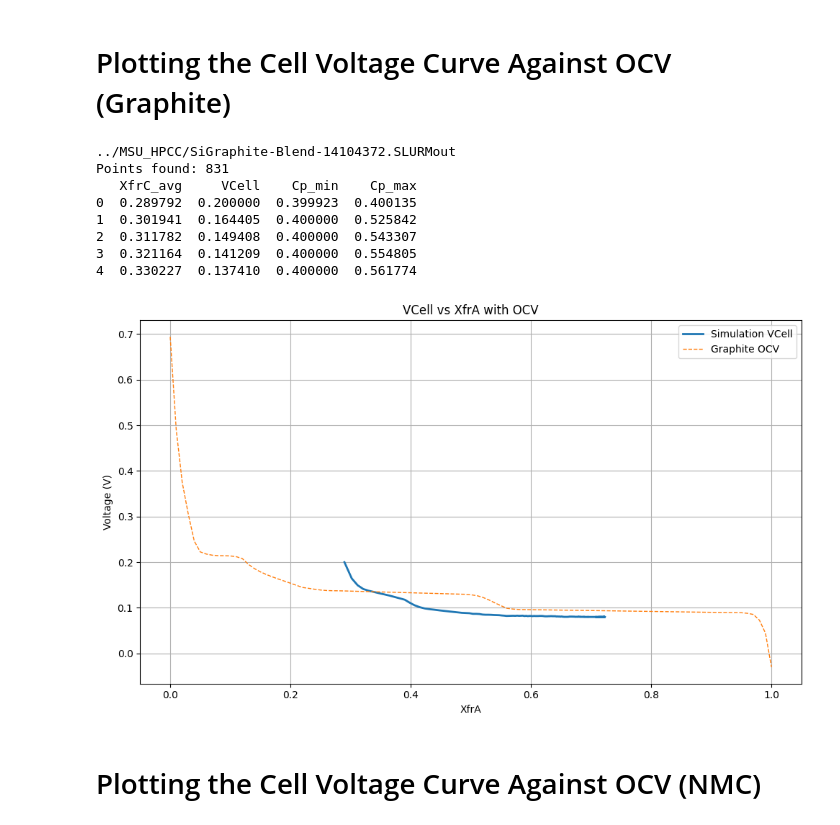
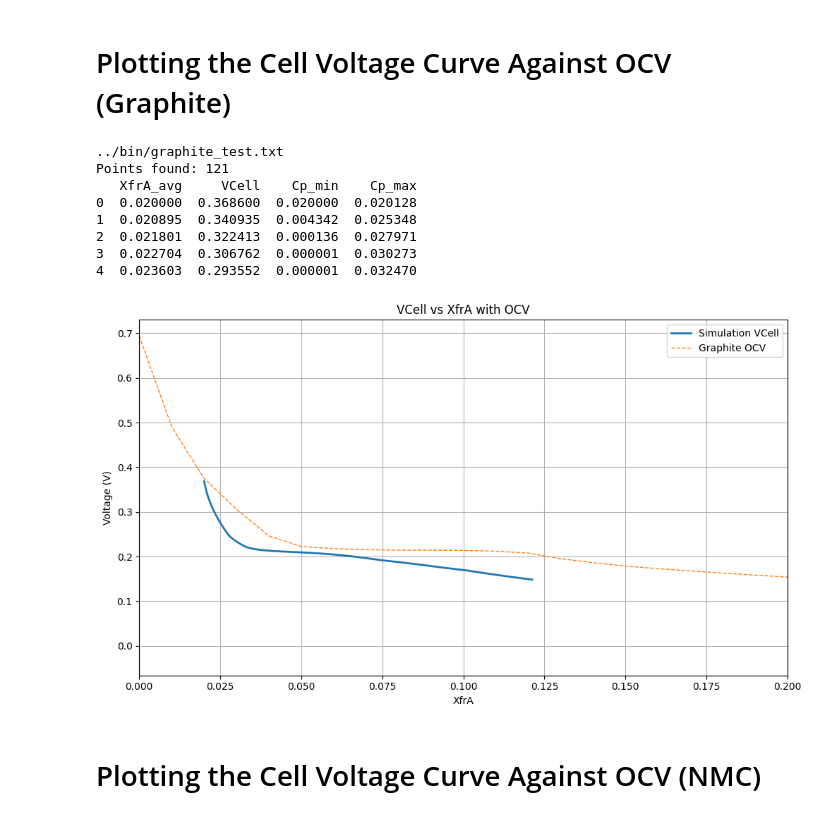
Before and after one commit to HCY-Group/BESFEM, a Jupyter notebook: plotting/OCV_CellVoltage.ipynb, the cells around one changed output. Saved outputs shown, nothing was run; the diff lists cells and outputs as text; code cells hidden in the pictures.

Commit message:
small changes to test graphite

```diff
--- a/plotting/OCV_CellVoltage.ipynb
+++ b/plotting/OCV_CellVoltage.ipynb
@@ -14,7 +14,7 @@ pattern = re.compile(
     r"timestep:\s*\d+\s*\[.*?\],\s*VCell\s*=\s*([-+eE0-9.]+).*?"
     r"Cp_min\s*=\s*([-+eE0-9.]+).*?"
     r"Cp_max\s*=\s*([-+eE0-9.]+).*?"
-    r"XfrC_avg\s*=\s*([-+eE0-9.]+)",
+    r"XfrA_avg\s*=\s*([-+eE0-9.]+)",
     re.DOTALL
 )
 
@@ -35,7 +35,7 @@ def load_data(file_path):
 
     df = pd.DataFrame(
         data,
-        columns=["XfrC_avg", "VCell", "Cp_min", "Cp_max"]
+        columns=["XfrA_avg", "VCell", "Cp_min", "Cp_max"]
     )
 
     print(f"{file_path}")
@@ -49,7 +49,7 @@ def load_data(file_path):
 # ============================================================
 
 df1 = load_data(
-    "../MSU_HPCC/SiGraphite-Blend-14104372.SLURMout"
+    "../bin/graphite_test.txt"
 )
 
 
@@ -64,49 +64,50 @@ ocv = np.loadtxt("../inputs/materials/Graphite/legacy/C_Li_O3_101.txt")
 # STEP 3: INTERPOLATE OCV AT SIMULATION XfrC VALUES
 # ============================================================
 
-df1["ocv"] = np.interp(df1["XfrC_avg"], ticks, ocv)
+df1["ocv"] = np.interp(df1["XfrA_avg"], ticks, ocv)
 
 # ============================================================
 # STEP 4: PLOT
 # ============================================================
 
 plt.figure(figsize=(10,6))
 
 # Simulation voltage
 plt.plot(
-    df1["XfrC_avg"],
+    df1["XfrA_avg"],
     df1["VCell"],
     linewidth=2,
     label="Simulation VCell"
 )
 
 # OCV curve
 plt.plot(
     ticks,
     ocv,
     '--',
     linewidth=1,
     label="Graphite OCV"
 )
 
 plt.xlabel("XfrA")
 plt.ylabel("Voltage (V)")
 plt.title("VCell vs XfrA with OCV")
 plt.grid(True)
 plt.legend()
 plt.tight_layout()
+plt.xlim(0,0.2)
 
 plt.show()
 # %% [output]
-../MSU_HPCC/SiGraphite-Blend-14104372.SLURMout
-Points found: 831
-   XfrC_avg     VCell    Cp_min    Cp_max
-0  0.289792  0.200000  0.399923  0.400135
-1  0.301941  0.164405  0.400000  0.525842
-2  0.311782  0.149408  0.400000  0.543307
-3  0.321164  0.141209  0.400000  0.554805
-4  0.330227  0.137410  0.400000  0.561774
+../bin/graphite_test.txt
+Points found: 121
+   XfrA_avg     VCell    Cp_min    Cp_max
+0  0.020000  0.368600  0.020000  0.020128
+1  0.020895  0.340935  0.004342  0.025348
+2  0.021801  0.322413  0.000136  0.027971
+3  0.022704  0.306762  0.000001  0.030273
+4  0.023603  0.293552  0.000001  0.032470
-[figure, old version]
+[figure, new version]
 # %% [markdown]
 # Plotting the Cell Voltage Curve Against OCV (NMC)
 # %%
```
Also changed, not shown: parts of 1 cell of this notebook, 3 other files.
